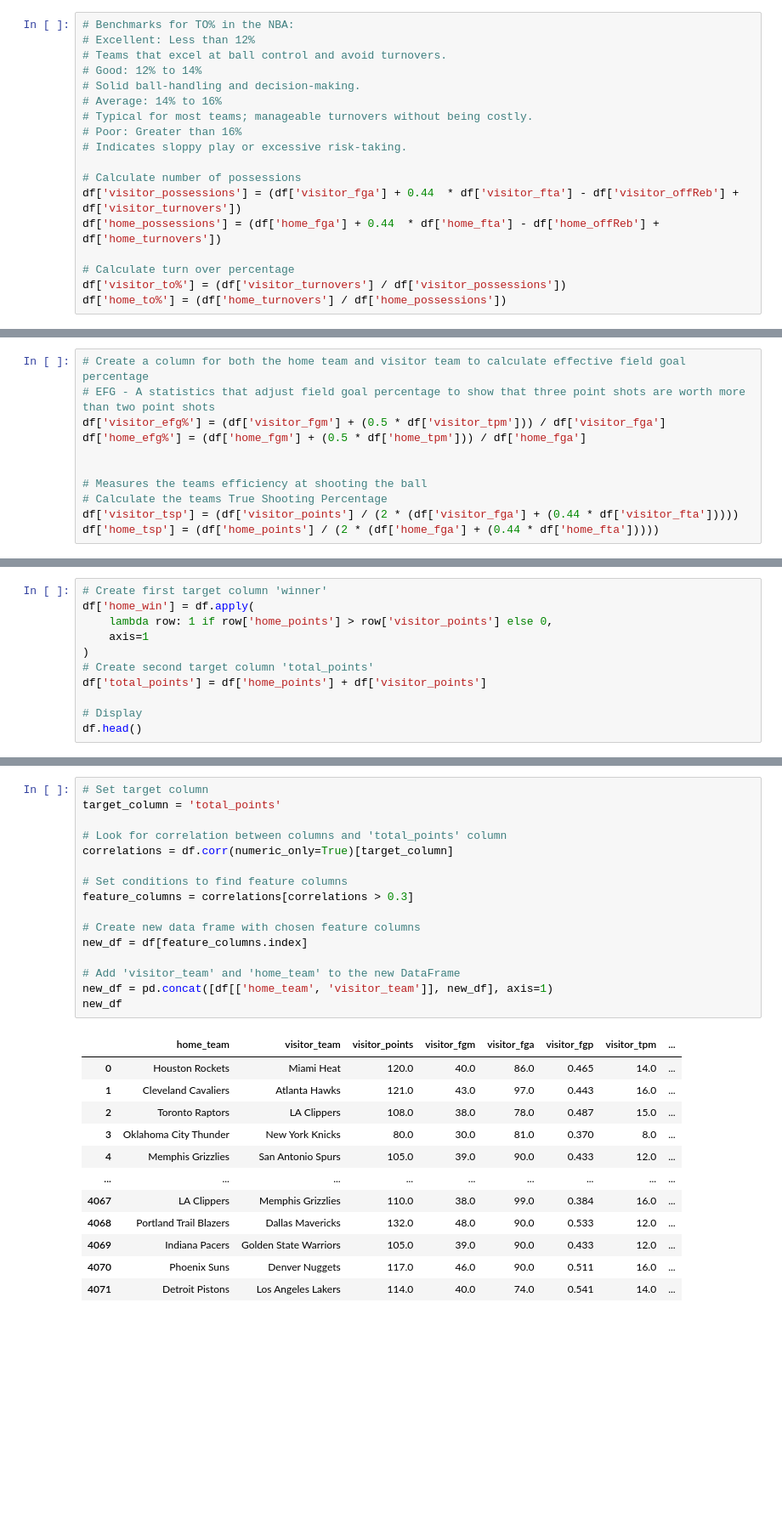
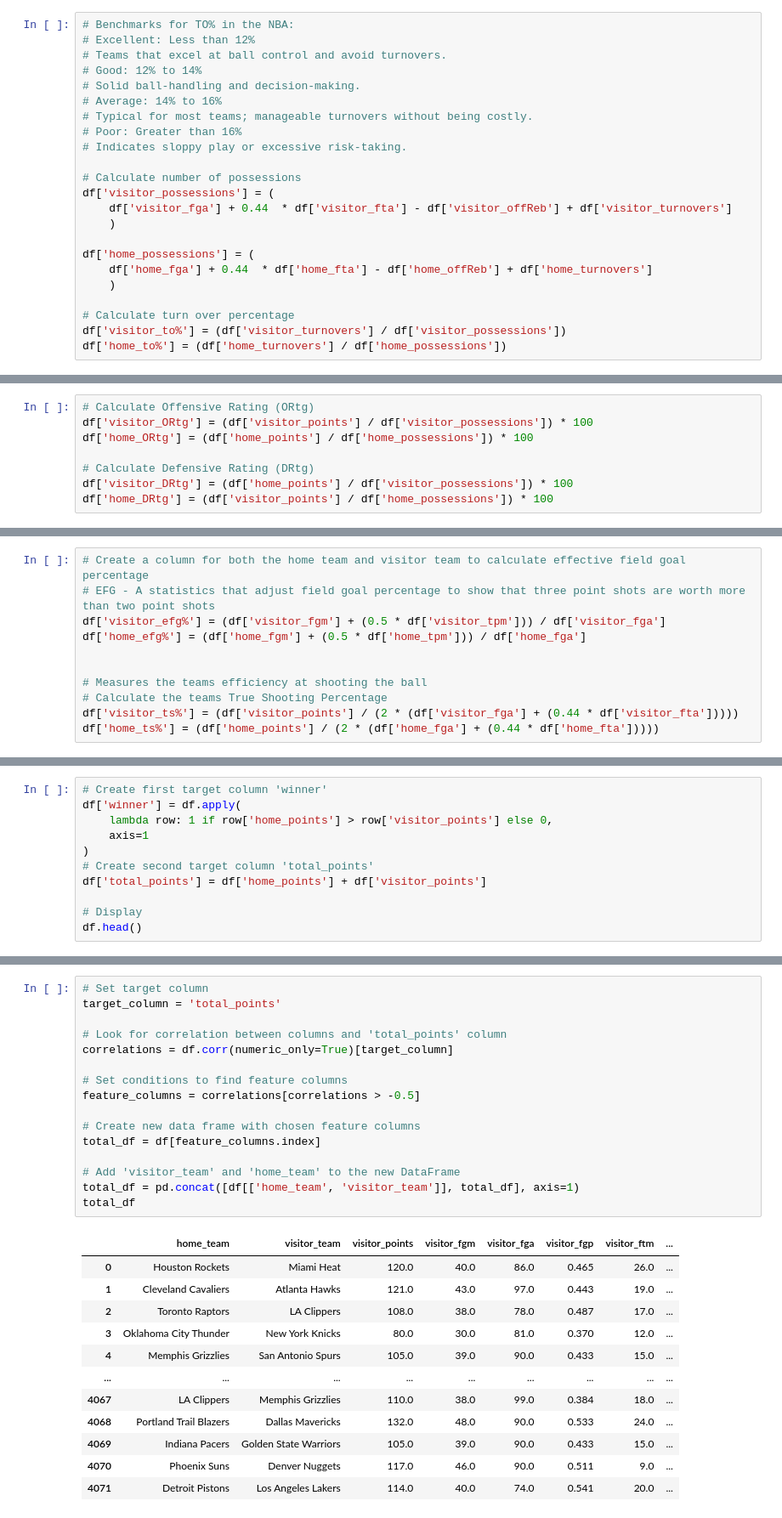
Before and after one commit to VincentGordon-Data-Analyst/nba-api, a Jupyter notebook: nba_team_analysis.ipynb, the cells around one changed output, grey strips where cells are left out. Shown at 85% size. Cells and saved outputs as stored; diff of their text form; blank space fills up the shorter version.

Commit message:
Exported two dataframes for model 3

```diff
--- a/nba_team_analysis.ipynb
+++ b/nba_team_analysis.ipynb
@@ -175,8 +175,13 @@ See the caveats in the documentation: https://pandas.pydata.org/pandas-docs/stab
 # Indicates sloppy play or excessive risk-taking.
 
 # Calculate number of possessions
-df['visitor_possessions'] = (df['visitor_fga'] + 0.44  * df['visitor_fta'] - df['visitor_offReb'] + df['visitor_turnovers'])
-df['home_possessions'] = (df['home_fga'] + 0.44  * df['home_fta'] - df['home_offReb'] + df['home_turnovers'])
+df['visitor_possessions'] = (
+    df['visitor_fga'] + 0.44  * df['visitor_fta'] - df['visitor_offReb'] + df['visitor_turnovers']
+    )
+
+df['home_possessions'] = (
+    df['home_fga'] + 0.44  * df['home_fta'] - df['home_offReb'] + df['home_turnovers']
+    )
 
 # Calculate turn over percentage
 df['visitor_to%'] = (df['visitor_turnovers'] / df['visitor_possessions'])
@@ -202,3 +207,11 @@ Try using .loc[row_indexer,col_indexer] = value instead
 
 See the caveats in the documentation: https://pandas.pydata.org/pandas-docs/stable/user_guide/indexing.html#returning-a-view-versus-a-copy
   df['home_to%'] = (df['home_turnovers'] / df['home_possessions'])
+# %%
+# Calculate Offensive Rating (ORtg)
+df['visitor_ORtg'] = (df['visitor_points'] / df['visitor_possessions']) * 100
+df['home_ORtg'] = (df['home_points'] / df['home_possessions']) * 100
+
+# Calculate Defensive Rating (DRtg)
+df['visitor_DRtg'] = (df['home_points'] / df['visitor_possessions']) * 100
+df['home_DRtg'] = (df['visitor_points'] / df['home_possessions']) * 100
@@ -227,8 +261,8 @@ df['home_efg%'] = (df['home_fgm'] + (0.5 * df['home_tpm'])) / df['home_fga']
 
 # Measures the teams efficiency at shooting the ball
 # Calculate the teams True Shooting Percentage
-df['visitor_tsp'] = (df['visitor_points'] / (2 * (df['visitor_fga'] + (0.44 * df['visitor_fta']))))
-df['home_tsp'] = (df['home_points'] / (2 * (df['home_fga'] + (0.44 * df['home_fta']))))
+df['visitor_ts%'] = (df['visitor_points'] / (2 * (df['visitor_fga'] + (0.44 * df['visitor_fta']))))
+df['home_ts%'] = (df['home_points'] / (2 * (df['home_fga'] + (0.44 * df['home_fta']))))
 # %% [output]
 A value is trying to be set on a copy of a slice from a DataFrame.
 Try using .loc[row_indexer,col_indexer] = value instead
@@ -285,7 +319,7 @@ df.head()
 # Correlation Analysis
 # %%
 # Create first target column 'winner'
-df['home_win'] = df.apply(
+df['winner'] = df.apply(
     lambda row: 1 if row['home_points'] > row['visitor_points'] else 0,
     axis=1
 )
@@ -387,29 +416,29 @@ Name: total_points, dtype: float64
 # %%
 # Set target column
 target_column = 'total_points'
 
 # Look for correlation between columns and 'total_points' column
 correlations = df.corr(numeric_only=True)[target_column]
 
 # Set conditions to find feature columns
-feature_columns = correlations[correlations > 0.3]
+feature_columns = correlations[correlations > -0.5]
 
 # Create new data frame with chosen feature columns
-new_df = df[feature_columns.index]
+total_df = df[feature_columns.index]
 
 # Add 'visitor_team' and 'home_team' to the new DataFrame
-new_df = pd.concat([df[['home_team', 'visitor_team']], new_df], axis=1)
-new_df
+total_df = pd.concat([df[['home_team', 'visitor_team']], total_df], axis=1)
+total_df
 # %% [output]
-|  | home_team | visitor_team | visitor_points | visitor_fgm | visitor_fga | visitor_fgp | visitor_tpm | ... |
-| 0 | Houston Rockets | Miami Heat | 120.0 | 40.0 | 86.0 | 0.465 | 14.0 | ... |
-| 1 | Cleveland Cavaliers | Atlanta Hawks | 121.0 | 43.0 | 97.0 | 0.443 | 16.0 | ... |
-| 2 | Toronto Raptors | LA Clippers | 108.0 | 38.0 | 78.0 | 0.487 | 15.0 | ... |
-| 3 | Oklahoma City Thunder | New York Knicks | 80.0 | 30.0 | 81.0 | 0.370 | 8.0 | ... |
-| 4 | Memphis Grizzlies | San Antonio Spurs | 105.0 | 39.0 | 90.0 | 0.433 | 12.0 | ... |
+|  | home_team | visitor_team | visitor_points | visitor_fgm | visitor_fga | visitor_fgp | visitor_ftm | ... |
+| 0 | Houston Rockets | Miami Heat | 120.0 | 40.0 | 86.0 | 0.465 | 26.0 | ... |
+| 1 | Cleveland Cavaliers | Atlanta Hawks | 121.0 | 43.0 | 97.0 | 0.443 | 19.0 | ... |
+| 2 | Toronto Raptors | LA Clippers | 108.0 | 38.0 | 78.0 | 0.487 | 17.0 | ... |
+| 3 | Oklahoma City Thunder | New York Knicks | 80.0 | 30.0 | 81.0 | 0.370 | 12.0 | ... |
+| 4 | Memphis Grizzlies | San Antonio Spurs | 105.0 | 39.0 | 90.0 | 0.433 | 15.0 | ... |
 | ... | ... | ... | ... | ... | ... | ... | ... | ... |
-| 4067 | LA Clippers | Memphis Grizzlies | 110.0 | 38.0 | 99.0 | 0.384 | 16.0 | ... |
-| 4068 | Portland Trail Blazers | Dallas Mavericks | 132.0 | 48.0 | 90.0 | 0.533 | 12.0 | ... |
-| 4069 | Indiana Pacers | Golden State Warriors | 105.0 | 39.0 | 90.0 | 0.433 | 12.0 | ... |
-| 4070 | Phoenix Suns | Denver Nuggets | 117.0 | 46.0 | 90.0 | 0.511 | 16.0 | ... |
-| 4071 | Detroit Pistons | Los Angeles Lakers | 114.0 | 40.0 | 74.0 | 0.541 | 14.0 | ... |
+| 4067 | LA Clippers | Memphis Grizzlies | 110.0 | 38.0 | 99.0 | 0.384 | 18.0 | ... |
+| 4068 | Portland Trail Blazers | Dallas Mavericks | 132.0 | 48.0 | 90.0 | 0.533 | 24.0 | ... |
+| 4069 | Indiana Pacers | Golden State Warriors | 105.0 | 39.0 | 90.0 | 0.433 | 15.0 | ... |
+| 4070 | Phoenix Suns | Denver Nuggets | 117.0 | 46.0 | 90.0 | 0.511 | 9.0 | ... |
+| 4071 | Detroit Pistons | Los Angeles Lakers | 114.0 | 40.0 | 74.0 | 0.541 | 20.0 | ... |
```
Also changed, not shown: parts of 12 cells of this notebook, 3 other files.
